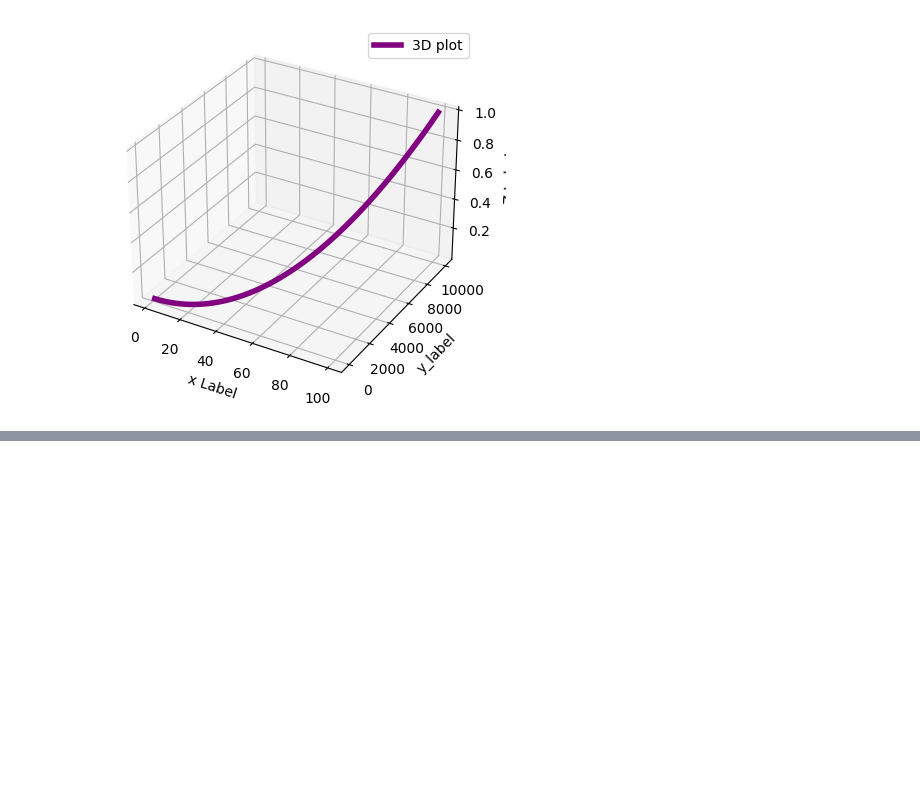
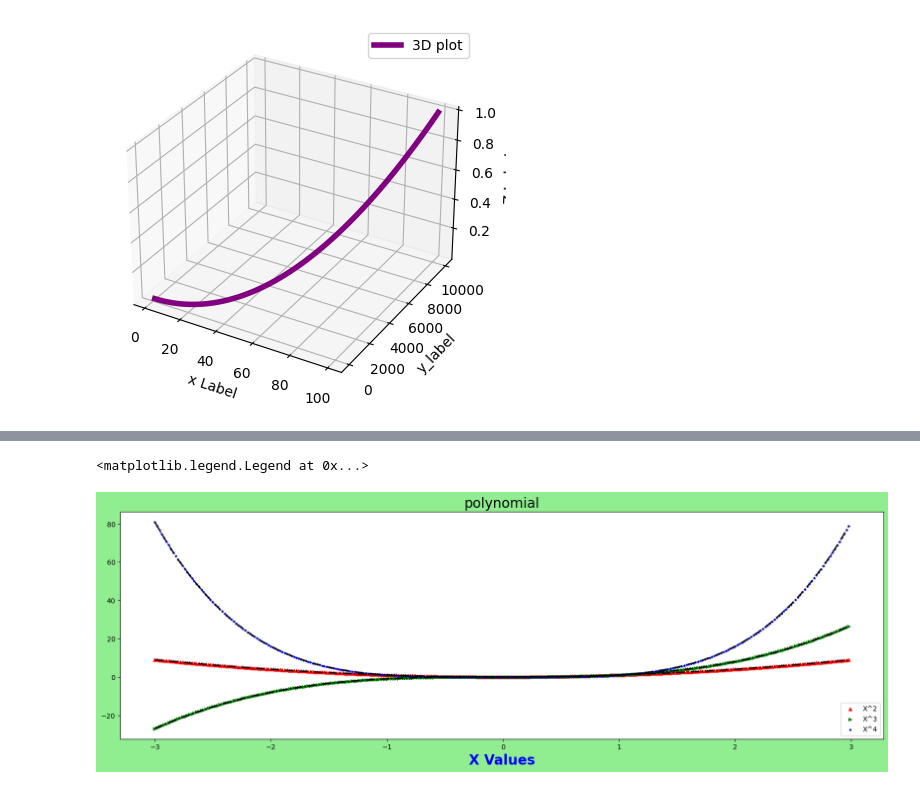
Before and after one commit to Mohji12/Geeks-For-Geeks-, a Jupyter notebook: Week2/Day7.ipynb, the cells around one changed output, grey strips where cells are left out. Cells and saved outputs as stored; diff of their text form; code cells hidden in the pictures; blank space fills up the shorter version.

```diff
--- a/Week2/Day7.ipynb
+++ b/Week2/Day7.ipynb
@@ -302,0 +340,28 @@ fig.show()
+# %%
+x=range(-150,150)
+x=np.array(x)/50
+y1=x**2
+y2=x**3
+y3=x**4
+
+
+plt.figure(figsize=(20,6),facecolor="lightgreen")
+plt.scatter(x,y1,color="red",s=20,marker="^",label="X^2")
+plt.plot(x,y1,linewidth=2,color="black",linestyle="-.")
+
+plt.scatter(x,y2,color="green",s=20,marker=">",label="X^3")
+plt.plot(x,y2,linewidth=2,color="black",linestyle="-.")
+
+
+plt.scatter(x,y3,color="blue",s=20,marker=".",label="X^4")
+plt.plot(x,y3,linewidth=2,color="black",linestyle="-.")
+
+
+plt.xlabel("X Values",size=20,color="blue",fontweight='bold')
+
+
+plt.title("polynomial",size=20)
+plt.legend(loc="best",)
+# %% [output]
+<matplotlib.legend.Legend at 0x...>
+[figure, added]
```
Also changed, not shown: parts of 4 cells of this notebook, 2 other files.
